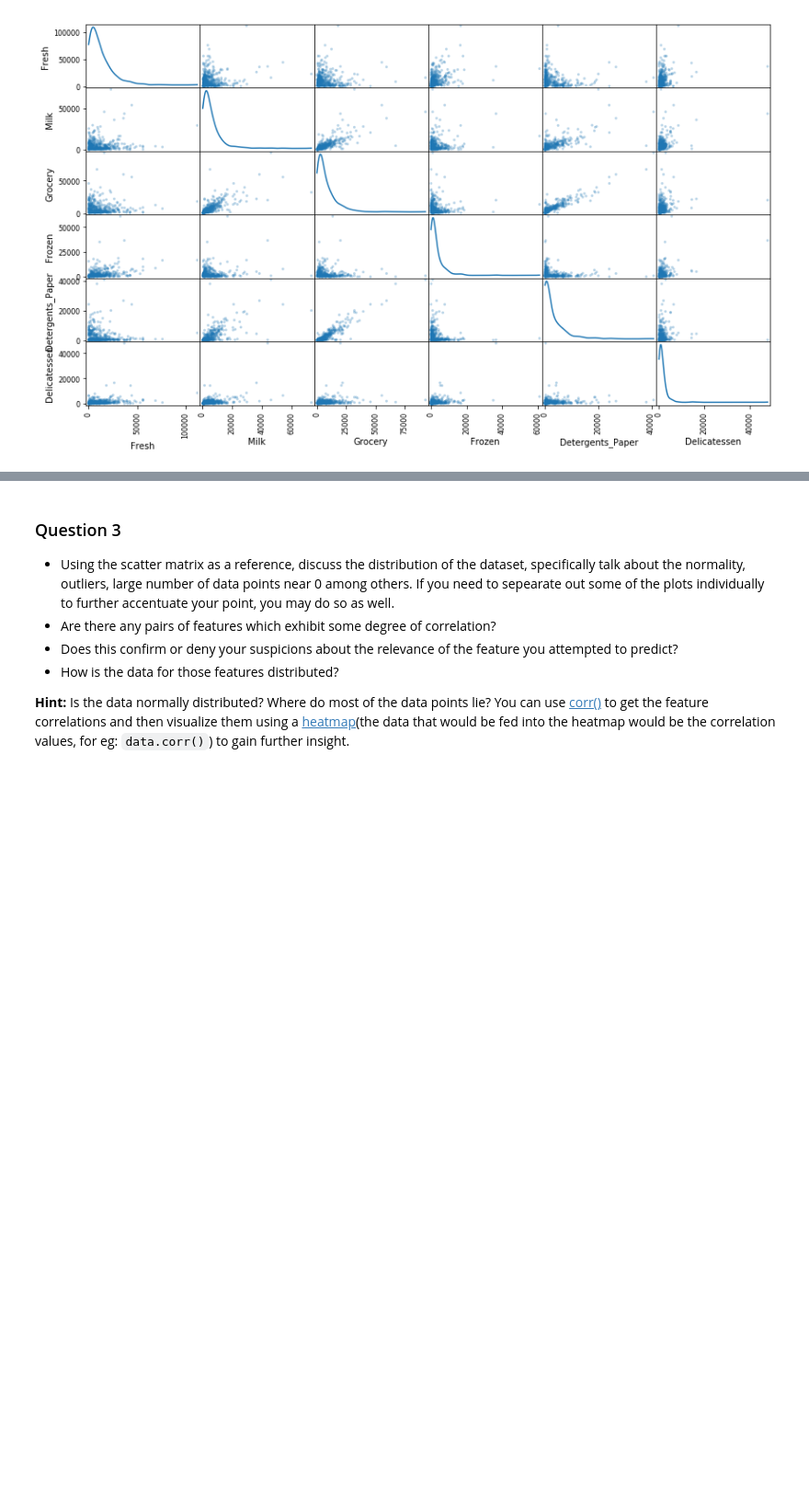
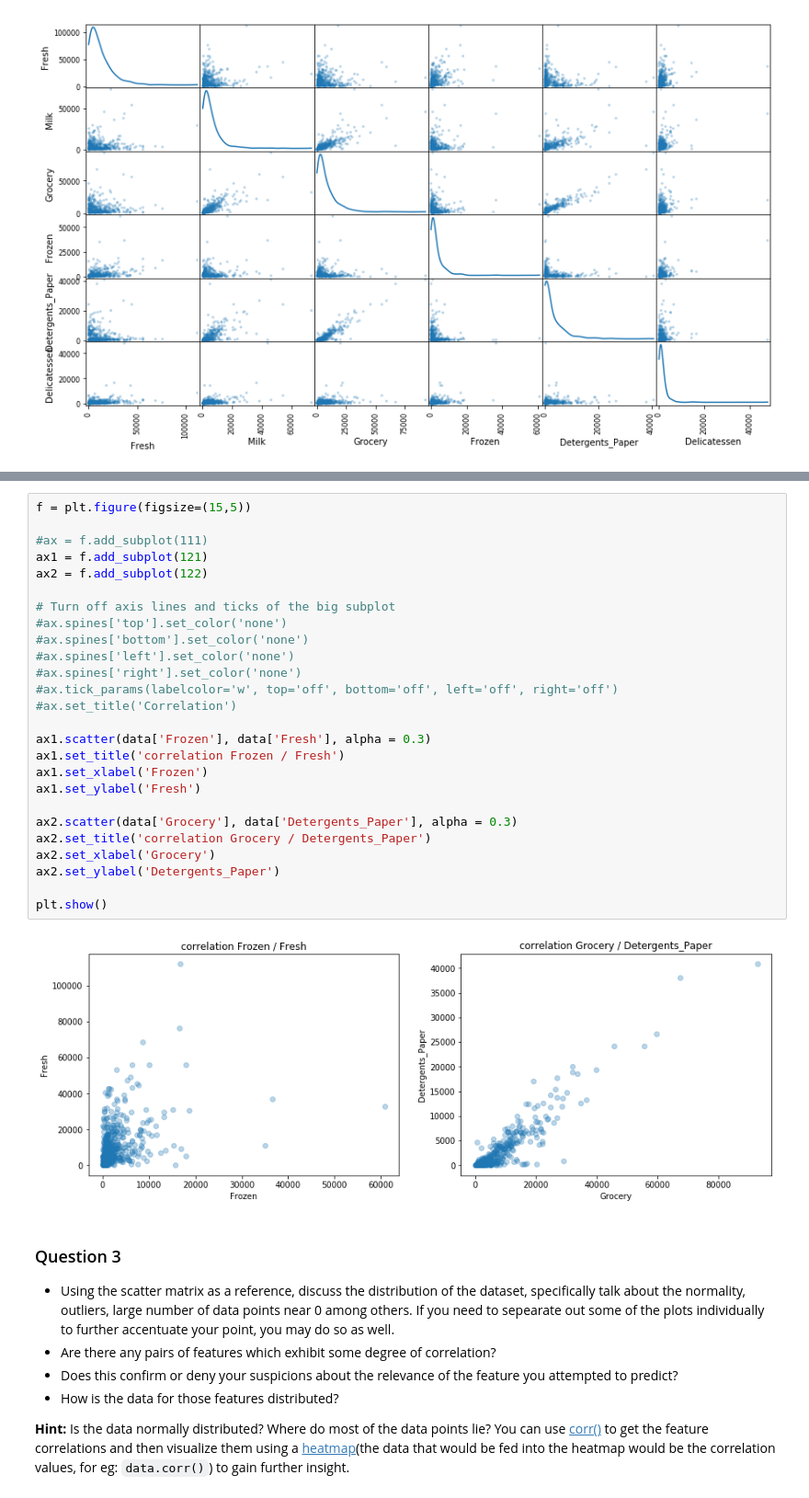
Before and after one commit to faberfred/Udacity_Machine_Learning_Engineer_Nanodegree_Program, a Jupyter notebook: projects/customer_segments/customer_segments.ipynb, the cells around one changed output, grey strips where cells are left out. Shown: that part at 92% size. Drawn from its saved outputs; the diff is of its cells as text; blank space fills up the shorter version.

```diff
--- a/projects/customer_segments/customer_segments.ipynb
+++ b/projects/customer_segments/customer_segments.ipynb
@@ -155,3 +176,31 @@ pd.scatter_matrix(data, alpha = 0.3, figsize = (14,8), diagonal = 'kde');
+# %%
+f = plt.figure(figsize=(15,5))
+
+#ax = f.add_subplot(111)
+ax1 = f.add_subplot(121)
+ax2 = f.add_subplot(122)
+
+# Turn off axis lines and ticks of the big subplot
+#ax.spines['top'].set_color('none')
+#ax.spines['bottom'].set_color('none')
+#ax.spines['left'].set_color('none')
+#ax.spines['right'].set_color('none')
+#ax.tick_params(labelcolor='w', top='off', bottom='off', left='off', right='off')
+#ax.set_title('Correlation')
+
+ax1.scatter(data['Frozen'], data['Fresh'], alpha = 0.3)
+ax1.set_title('correlation Frozen / Fresh')
+ax1.set_xlabel('Frozen')
+ax1.set_ylabel('Fresh')
+
+ax2.scatter(data['Grocery'], data['Detergents_Paper'], alpha = 0.3)
+ax2.set_title('correlation Grocery / Detergents_Paper')
+ax2.set_xlabel('Grocery')
+ax2.set_ylabel('Detergents_Paper')
+
+plt.show()
+# %% [output]
+[figure, added]
 # %% [markdown]
 ### Question 3
 * Using the scatter matrix as a reference, discuss the distribution of the dataset, specifically talk about the normality, outliers, large number of data points near 0 among others. If you need to sepearate out some of the plots individually to further accentuate your point, you may do so as well.
```
Also changed, not shown: parts of 5 cells of this notebook.
